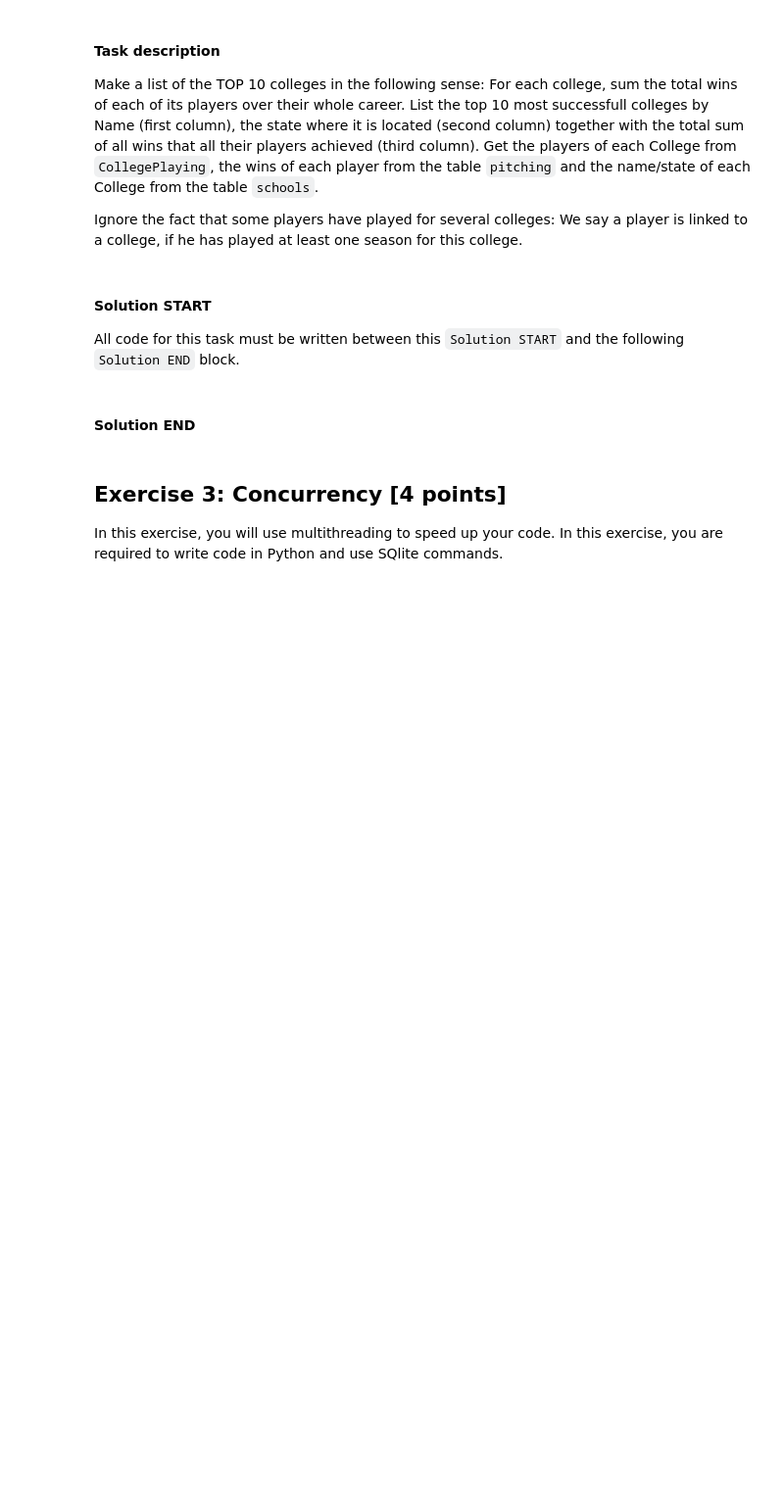
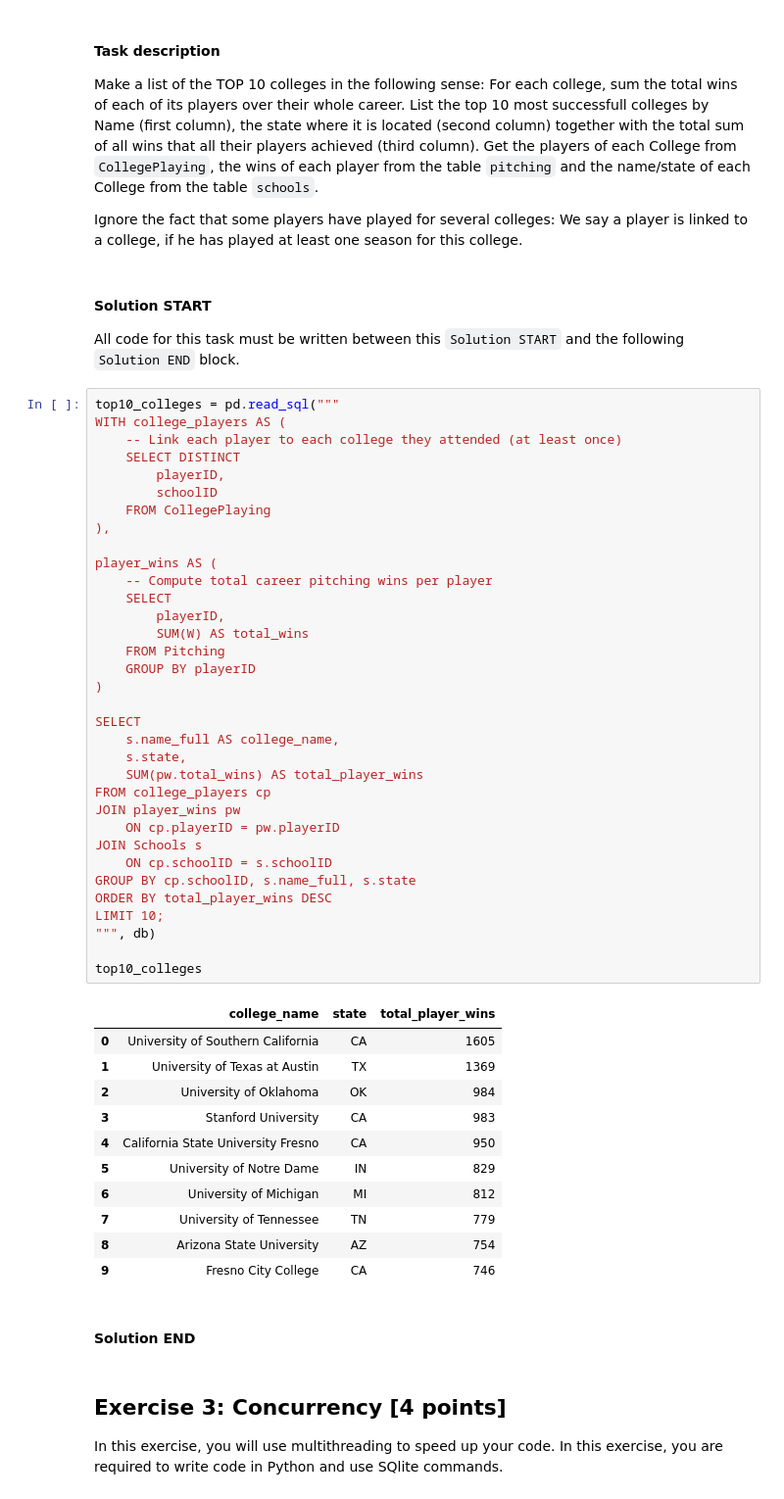
Before and after one commit to sluggysadi/STA141B, a Jupyter notebook: HW2_STA141B/H2_Fathima_Sadia_9025.ipynb, the cells around one changed output. Shown at 98% size. Cells and saved outputs as stored; diff of their text form; blank space fills up the shorter version.

```diff
--- a/HW2_STA141B/H2_Fathima_Sadia_9025.ipynb
+++ b/HW2_STA141B/H2_Fathima_Sadia_9025.ipynb
@@ -223,6 +425,52 @@ Ignore the fact that some players have played for several colleges: We say a pla
 #### Solution START
 
 All code for this task must be written between this `Solution START` and the following `Solution END` block.
+# %%
+top10_colleges = pd.read_sql("""
+WITH college_players AS (
+    -- Link each player to each college they attended (at least once)
+    SELECT DISTINCT
+        playerID,
+        schoolID
+    FROM CollegePlaying
+),
+
+player_wins AS (
+    -- Compute total career pitching wins per player
+    SELECT
+        playerID,
+        SUM(W) AS total_wins
+    FROM Pitching
+    GROUP BY playerID
+)
+
+SELECT
+    s.name_full AS college_name,
+    s.state,
+    SUM(pw.total_wins) AS total_player_wins
+FROM college_players cp
+JOIN player_wins pw
+    ON cp.playerID = pw.playerID
+JOIN Schools s
+    ON cp.schoolID = s.schoolID
+GROUP BY cp.schoolID, s.name_full, s.state
+ORDER BY total_player_wins DESC
+LIMIT 10;
+""", db)
+
+top10_colleges
+# %% [output]
+|  | college_name | state | total_player_wins |
+| 0 | University of Southern California | CA | 1605 |
+| 1 | University of Texas at Austin | TX | 1369 |
+| 2 | University of Oklahoma | OK | 984 |
+| 3 | Stanford University | CA | 983 |
+| 4 | California State University Fresno | CA | 950 |
+| 5 | University of Notre Dame | IN | 829 |
+| 6 | University of Michigan | MI | 812 |
+| 7 | University of Tennessee | TN | 779 |
+| 8 | Arizona State University | AZ | 754 |
+| 9 | Fresno City College | CA | 746 |
 # %% [markdown]
 #### Solution END
 # %% [markdown]
```
Also changed, not shown: parts of 23 cells of this notebook.
